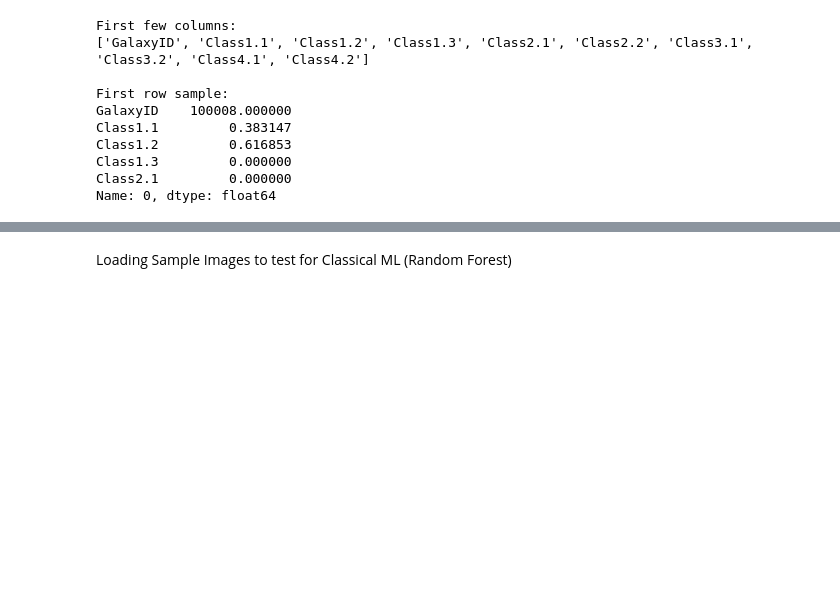
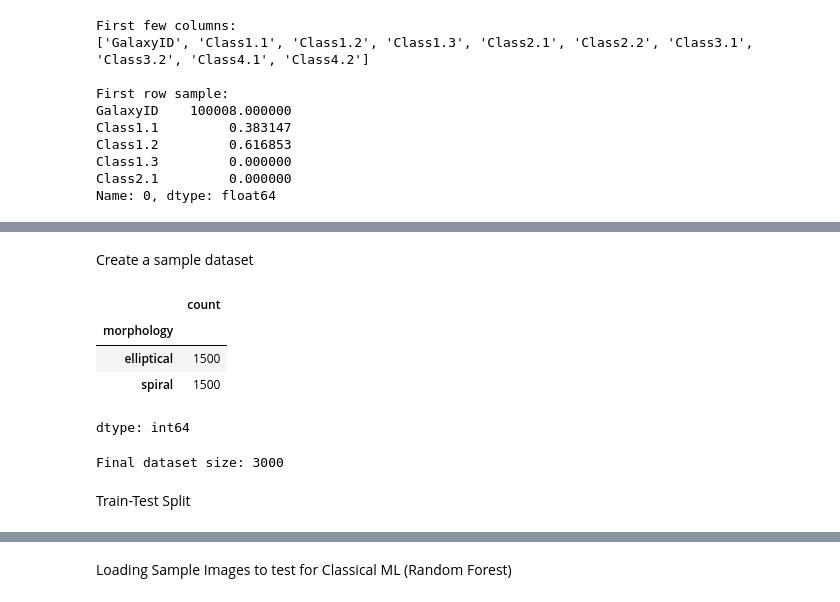
Before and after one commit to SharmilNK/Galaxy-Morphology-Classification, a Jupyter notebook: Space.ipynb, the cells around one changed output, grey strips where cells are left out. Cells and saved outputs as stored; diff of their text form; code cells hidden in the pictures; blank space fills up the shorter version.

```diff
--- a/Space.ipynb
+++ b/Space.ipynb
@@ -95,0 +119,34 @@ Name: 0, dtype: float64
+# %% [markdown]
+Create a sample dataset
+# %%
+N_PER_CLASS = 1500  # safe for Colab + hackathon
+
+elliptical = labels[labels["morphology"] == "elliptical"].sample(
+    n=N_PER_CLASS, random_state=42
+)
+
+spiral = labels[labels["morphology"] == "spiral"].sample(
+    n=N_PER_CLASS, random_state=42
+)
+
+subset = pd.concat([elliptical, spiral]).reset_index(drop=True)
+subset["morphology"].value_counts()
+# %% [output]
+|  | count |
+| morphology |  |
+| elliptical | 1500 |
+| spiral | 1500 |
+dtype: int64
+# %%
+IMG_DIR = "/content/galaxy_zoo/images_training_rev1"
+
+subset["image_path"] = subset["GalaxyID"].apply(
+    lambda x: os.path.join(IMG_DIR, f"{x}.jpg")
+)
+
+subset = subset[subset["image_path"].apply(os.path.exists)]
+print("Final dataset size:", len(subset))
+# %% [output]
+Final dataset size: 3000
+# %% [markdown]
+Train-Test Split
```
Also changed, not shown: parts of 16 cells of this notebook.
